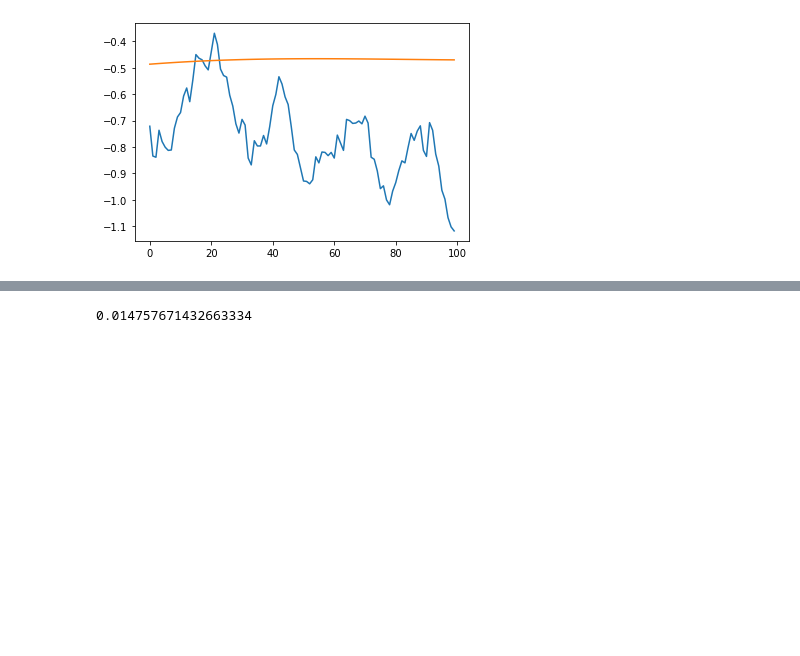
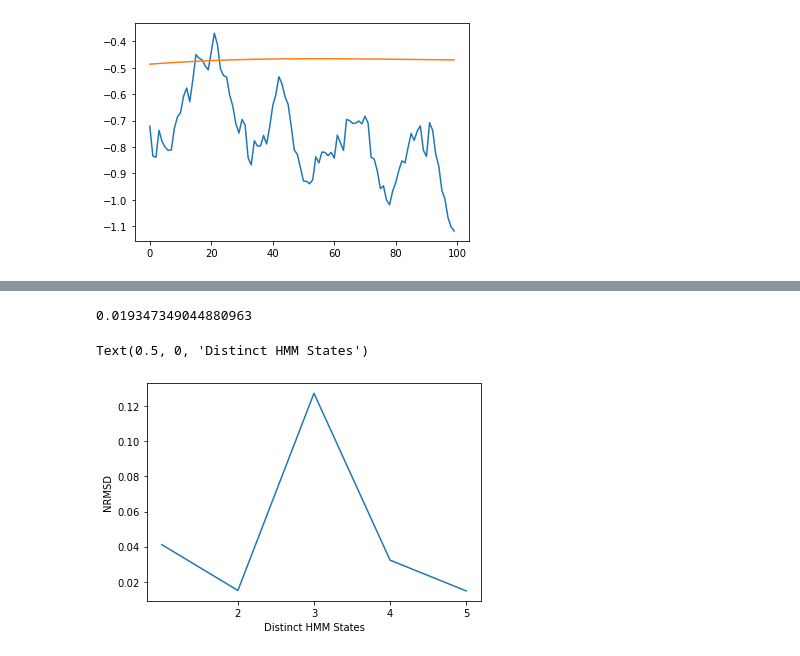
Before and after one commit to ishanchadha01/eeg-ml, a Jupyter notebook: project/svrhmm/svrhmm.ipynb, the cells around one changed output, grey strips where cells are left out. Drawn from its saved outputs; the diff is of its cells as text; code cells hidden in the pictures; blank space fills up the shorter version.

```diff
--- a/project/svrhmm/svrhmm.ipynb
+++ b/project/svrhmm/svrhmm.ipynb
@@ -149,40 +149,59 @@ def get_last_state(hmm_preds):
         count+=1
         if count>20: break
     return curr, hmm_preds[curr]
 
 eval_data1 = (data1)*np.power(10,4)
 x = np.arange(len(eval_data1)).reshape(-1,1)
 y = np.array([eval_data1[i] for i in range(len(eval_data1))]).reshape(-1,1)
 samples = np.random.randint(0, len(eval_data1)-window, num_samples)
 
+avg_arr = []
+nrmsd_arr = []
+
 preds = []
 vals = []
 mape_arr = []
+sample_x = []
 for sample in samples:
-    hmm_model = hmm.GaussianHMM(n_components=num_states, covariance_type="full", n_iter=40)
-    hmm_model.fit(y[sample:sample+window])
+    hmm_model = hmm.GaussianHMM(n_components=1, covariance_type="full", n_iter=40)
+    yx=y[sample:sample+window]
+    yx = np.nan_to_num(yx)
+    hmm_model.fit(yx)
     hmm_preds = hmm_model.predict(y[sample:sample+window])
     last_state_idx,_ = get_last_state(hmm_preds)
     sample+=last_state_idx
 
     regressor = SVR(kernel = 'rbf',epsilon=.001)
     regressor.fit(x[sample:sample+window-num_preds], y[sample:sample+window-num_preds].ravel())
     pred_vals = np.array([i for i in range(sample+window-num_preds, sample+window)]).reshape(-1,1)
     pred = regressor.predict(pred_vals)
 
     vals.append(y[sample+window-num_preds:sample+window].ravel())
     preds.append(pred)
 
     mape = MAPE(y[sample+window-num_preds:sample+window].ravel(),pred)
     mape_arr.append(mape)
-
+    sample_x.append(sample)
 nrmsd = NRMSD(vals, preds)
 print(nrmsd)
-
-#print(mape_arr)
-#print(np.average(mape_arr))
+nrmsd_arr.append(nrmsd)
+    #avg = np.average(mape_arr)
+    #avg_arr.append(avg)
+#sample_x = [data1[x] for x in sample_x]
+#plt.scatter(sample_x, mape_arr)
+#plt.ylabel('MAPE')
+#plt.xlabel('EEG Recording')
+#plt.show()
+arr1=[1,2,3,4,5]
+arr2 = [0.04111999940766188, 0.015013418598994105, 0.12740237354055062, 0.032294053091801604, 0.0147577]
+plt.xticks(np.arange(2, 6, step=1))
+plt.plot(arr1,arr2)
+plt.ylabel('NRMSD')
+plt.xlabel('Distinct HMM States')
 # %% [output]
-0.014757671432663334
+0.019347349044880963
+Text(0.5, 0, 'Distinct HMM States')
+[figure, added]
 # %%
 def MAPE(y_true, y_pred):
     return np.mean(np.abs((y_true - y_pred) / y_true)) * 100
```
Also changed, not shown: parts of 3 cells of this notebook, 2 other files.
